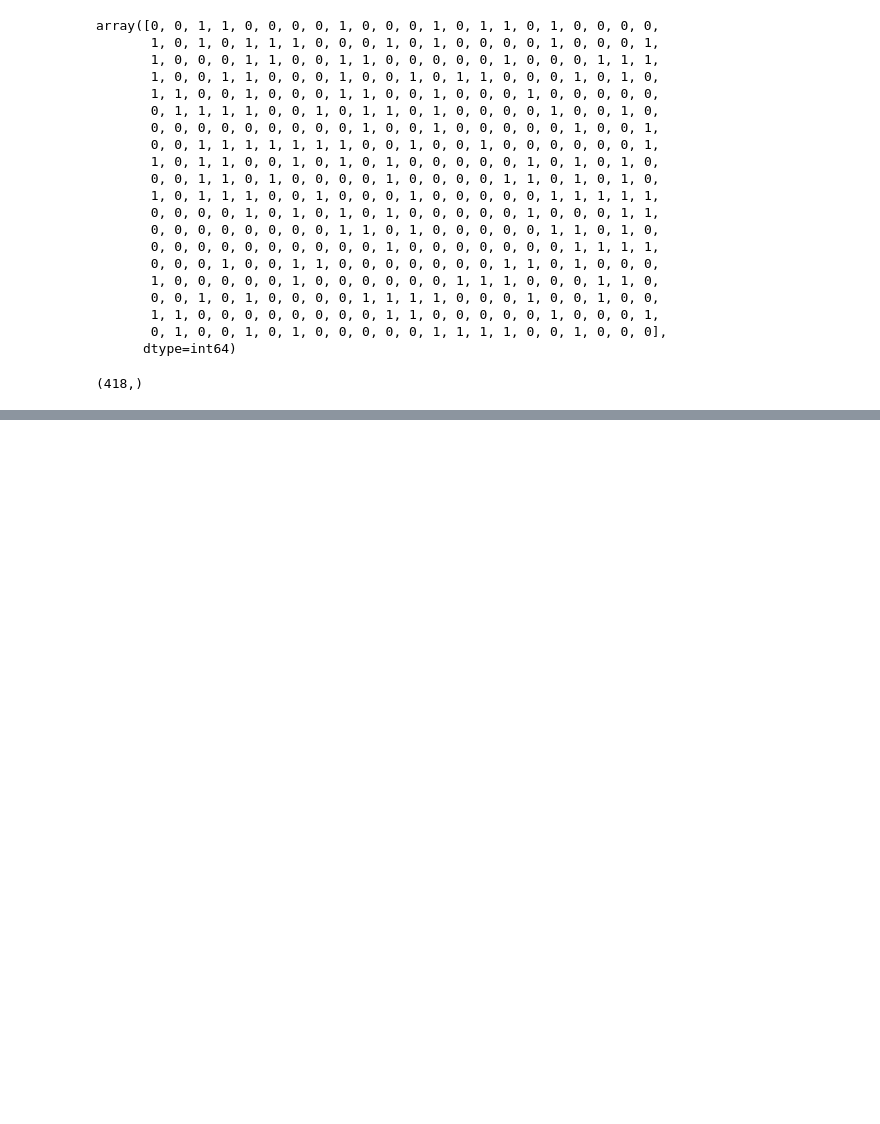
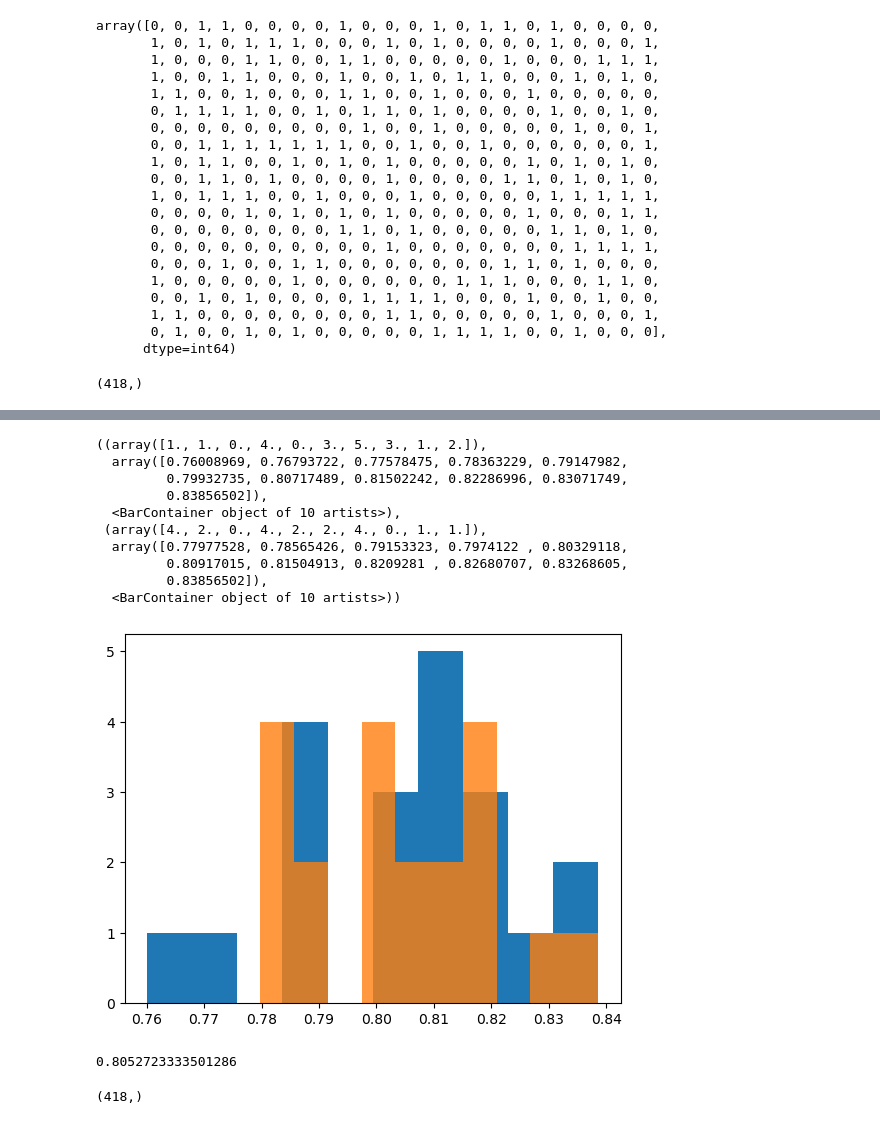
Before and after one commit to EandroC/Titanic---MachineLearningfromDisaster, a Jupyter notebook: modelos.ipynb, the cells around one changed output, grey strips where cells are left out. Saved outputs shown, nothing was run; the diff lists cells and outputs as text; code cells hidden in the pictures; blank space fills up the shorter version.

Commit message:
Fazendo novos modelos

```diff
--- a/modelos.ipynb
+++ b/modelos.ipynb
@@ -468,0 +591,14 @@ sub.to_csv('segundo_modelo.csv', header= True)
+# %%
+train['Embarked_S'] = (train['Embarked']=='S').astype(int)
+train['Embarked_C'] = (train['Embarked']=='C').astype(int)
+train['Embarked_Q'] = (train['Embarked']=='Q').astype(int)
+
+train['cabine_nula'] = (train['Cabin'].isnull()).astype(int)
+
+train['NomeMiss'] = train['Name'].str.contains('Miss').astype(int)
+train['NomeMrs'] = train['Name'].str.contains('Mrs').astype(int)
+
+train['NomeMaster'] = train['Name'].str.contains('Master').astype(int)
+train['NomeCol'] = train['Name'].str.contains('Col').astype(int)
+train['NomeMajor'] = train['Name'].str.contains('Major').astype(int)
+train['NomeMr'] = train['Name'].str.contains('Mr').astype(int)
@@ -468,0 +609,4 @@ sub.to_csv('segundo_modelo.csv', header= True)
+# %%
+variaveis = ['Sex_binario', 'Age', 'Pclass', 'SibSp', 'Parch', 'Fare',
+            'Embarked_S', 'Embarked_C','Embarked_Q', 'cabine_nula', 'NomeMiss',
+             'NomeMrs', 'NomeMaster', 'NomeCol', 'NomeMajor', 'NomeMr']
@@ -468,0 +632,25 @@ sub.to_csv('segundo_modelo.csv', header= True)
+# %%
+X= train[variaveis].fillna(-1)
+y= train['Survived']
+# %%
+resultados2 = []
+kf = RepeatedKFold(n_splits=2, n_repeats=10, random_state=10)
+
+for linhas_treino, linhas_valid in kf.split(X):
+    print( 'Treino: ', linhas_treino.shape[0])
+    print('Validação: ', linhas_valid.shape[0])
+    print()
+
+    X_treino, X_valid = X.iloc[linhas_treino], X.iloc[linhas_valid]
+    y_treino, y_valid = y.iloc[linhas_treino], y.iloc[linhas_valid]
+
+    modelo = RandomForestClassifier(n_estimators=100, n_jobs=-1, random_state=0)
+    modelo.fit(X_treino, y_treino)
+
+    p = modelo.predict(X_valid)
+
+    acc = np.mean(y_valid == p)
+    resultados2.append(acc)
+
+    print('Acc: ', acc)
+    print()
@@ -468,0 +675,18 @@ sub.to_csv('segundo_modelo.csv', header= True)
+# %%
+pylab.hist(resultados2), pylab.hist(resultados,alpha=0.8)
+# %% [output]
+((array([1., 1., 0., 4., 0., 3., 5., 3., 1., 2.]),
+  array([0.76008969, 0.76793722, 0.77578475, 0.78363229, 0.79147982,
+         0.79932735, 0.80717489, 0.81502242, 0.82286996, 0.83071749,
+         0.83856502]),
+  <BarContainer object of 10 artists>),
+ (array([4., 2., 0., 4., 2., 2., 4., 0., 1., 1.]),
+  array([0.77977528, 0.78565426, 0.79153323, 0.7974122 , 0.80329118,
+         0.80917015, 0.81504913, 0.8209281 , 0.82680707, 0.83268605,
+         0.83856502]),
+  <BarContainer object of 10 artists>))
+[figure, added]
+# %%
+np.mean(resultados2)
+# %% [output]
+0.8052723333501286
@@ -468,0 +712,5 @@ sub.to_csv('segundo_modelo.csv', header= True)
+# %%
+sub = pd.Series(p, index=test['PassengerId'], name='Survived')
+sub.shape
+# %% [output]
+(418,)
```
Also changed, not shown: parts of 19 cells of this notebook, 2 other files.
